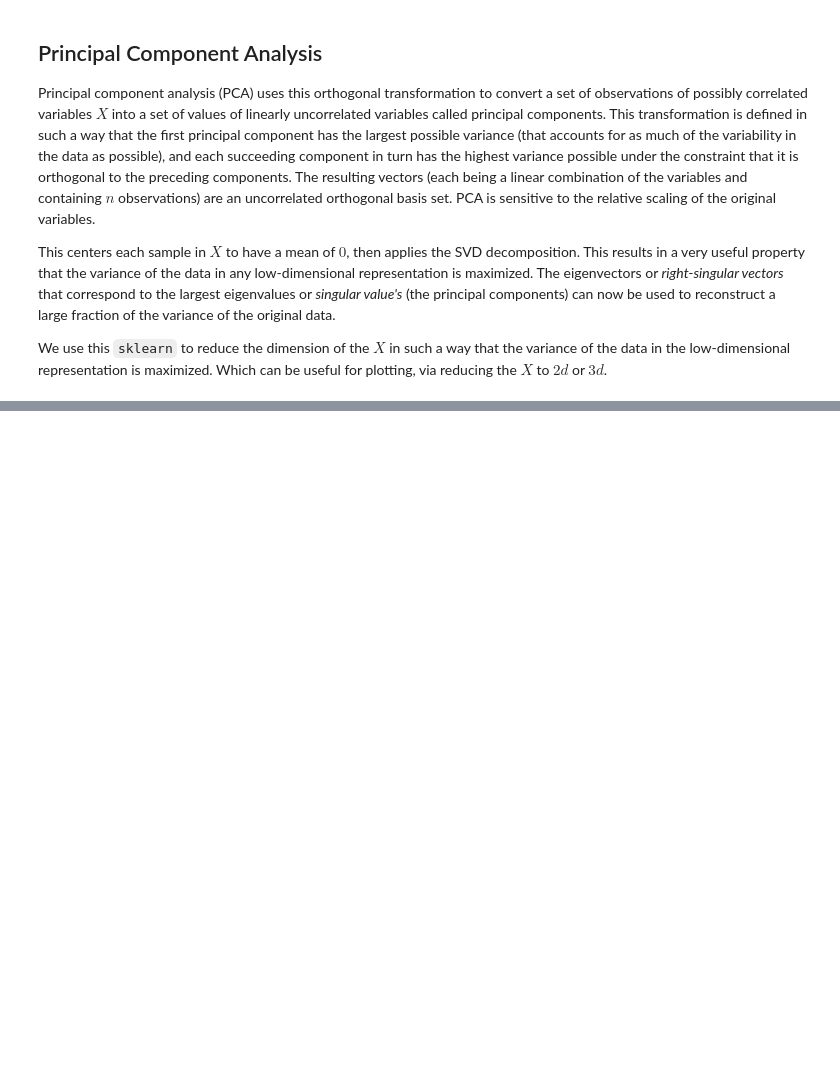
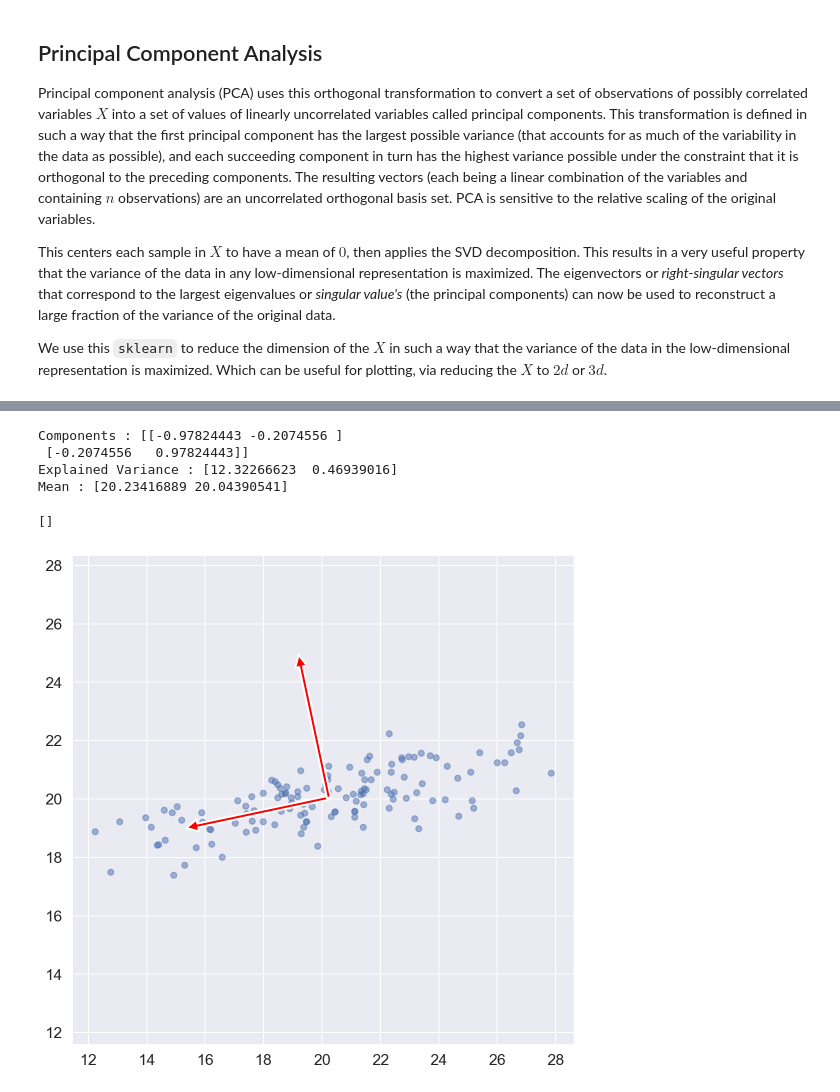
Before and after one commit to PacktPublishing/Practical-Machine-Learning-with-TensorFlow-2.0-and-Scikit-Learn, a Jupyter notebook: section_4/4-3.ipynb, the cells around one changed output, grey strips where cells are left out. Drawn from its saved outputs; the diff is of its cells as text; code cells hidden in the pictures; blank space fills up the shorter version.

```diff
--- a/section_4/4-3.ipynb
+++ b/section_4/4-3.ipynb
@@ -182,0 +41,40 @@ SyntaxError: invalid syntax (<ipython-input-3-7b271289cae2>, line 1)
+# %%
+from matplotlib.colors import LogNorm
+from sklearn import mixture
+from sklearn.decomposition import PCA
+
+def draw_vector(v0, v1, ax):
+    arrowprops=dict(linewidth=2,
+                    shrinkA=0,
+                    shrinkB=0,
+                    facecolor='red')
+    ax.annotate('', v1, v0, arrowprops=arrowprops)
+
+n_samples = 128
+np.random.seed(0)
+
+C = np.array([[0., -0.7], [3.5, .7]])
+X_train = np.dot(np.random.randn(n_samples, 2), C) + np.array([20, 20])
+
+fig, ax = plt.subplots()
+ax.scatter(X_train[:, 0], X_train[:, 1], alpha=0.5)
+
+pca = PCA(n_components=2)
+pca.fit(X_train)
+
+print('Components : {}'.format(pca.components_))
+print('Explained Variance : {}'.format(pca.explained_variance_))
+print('Mean : {}'.format(pca.mean_))
+
+for length, vector in zip(pca.explained_variance_, pca.components_):
+    v = vector * 5
+    draw_vector(pca.mean_, pca.mean_ + v, ax)
+ax.axis('equal')
+ax.plot()
+# %% [output]
+Components : [[-0.97824443 -0.2074556 ]
+ [-0.2074556   0.97824443]]
+Explained Variance : [12.32266623  0.46939016]
+Mean : [20.23416889 20.04390541]
+[]
+[figure, added]
```
Also changed, not shown: parts of 18 cells of this notebook.
